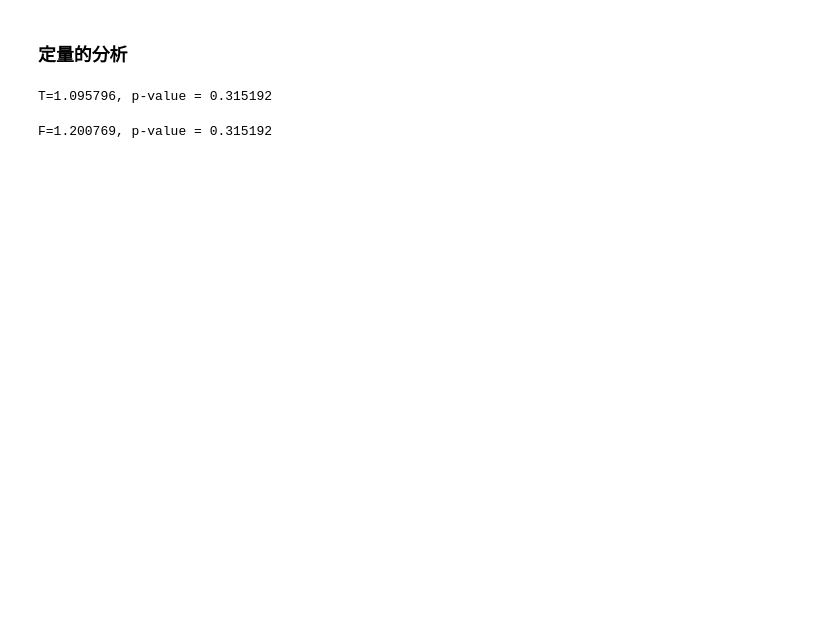
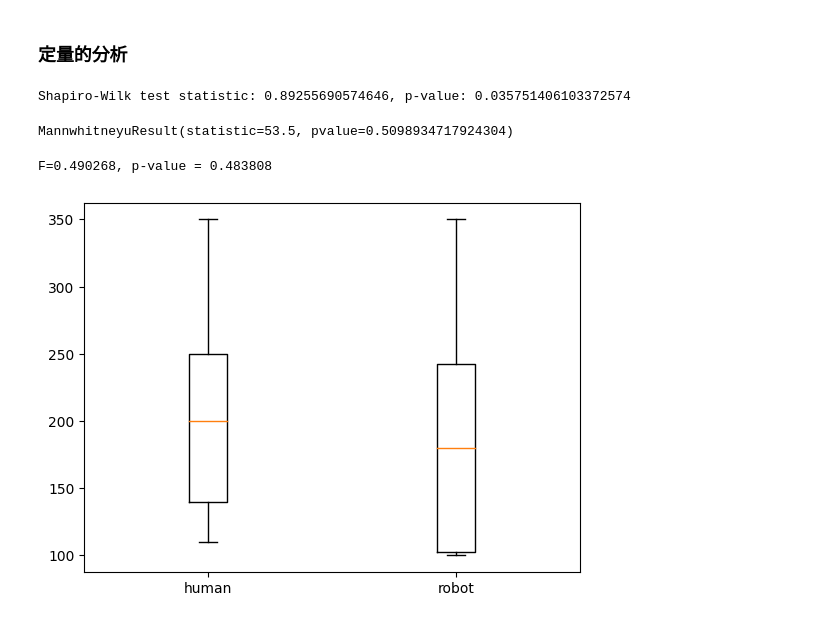
Before and after one commit to hayaponpoco/CommU_cafe, a Jupyter notebook: analysis/analysis.ipynb, the cells around one changed output. Saved outputs shown, nothing was run; the diff lists cells and outputs as text; code cells hidden in the pictures; blank space fills up the shorter version.

```diff
--- a/analysis/analysis.ipynb
+++ b/analysis/analysis.ipynb
@@ -150,22 +161,34 @@ pd.DataFrame(Factor_loading_matrix,
 # %% [markdown]
 ### 定量的分析
+# %%
+#shapiro test
+from scipy import stats
+
+W, shapiro_p_value = stats.shapiro(aov_data["金額"])
+print(f'Shapiro-Wilk test statistic: {W}, p-value: {shapiro_p_value}')
+# %% [output]
+Shapiro-Wilk test statistic: 0.89255690574646, p-value: 0.035751406103372574
 # %%
-# t-test
-from scipy.stats import ttest_ind
+# mannwhitney U test
+from scipy.stats import mannwhitneyu
 
 human = aov_data[aov_data["店員"] == "人"]
 robot = aov_data[aov_data["店員"] == "ロボット"]
 
-stat, p = ttest_ind(human["金額"], robot["金額"])
-
-print("T=%f, p-value = %f"%(stat,p))
+mannwhitneyu(human["金額"], robot["金額"], alternative='two-sided')
 # %% [output]
-T=1.095796, p-value = 0.315192
+MannwhitneyuResult(statistic=53.5, pvalue=0.5098934717924304)
 # %%
-#一要因分散分析
-from scipy.stats import f_oneway
+# kruskal wallis H-test
+from scipy.stats import kruskal
 
-f, p = f_oneway(human["金額"], robot["金額"])
-print("F=%f, p-value = %f"%(f,p))
+h, p = kruskal(human["金額"], robot["金額"])
+print("F=%f, p-value = %f"%(h,p))
 # %% [output]
-F=1.200769, p-value = 0.315192
+F=0.490268, p-value = 0.483808
+# %%
+# 分布
+plt.boxplot([human["金額"], robot["金額"]], labels=['human', 'robot'])
+plt.show()
+# %% [output]
+[figure, added]
```
Also changed, not shown: parts of 5 cells of this notebook, 2 other files.
